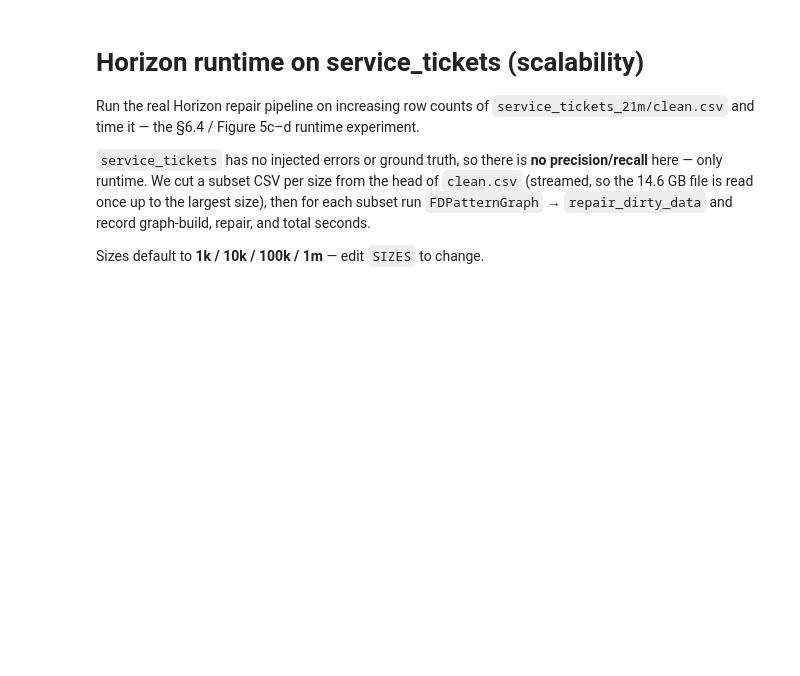
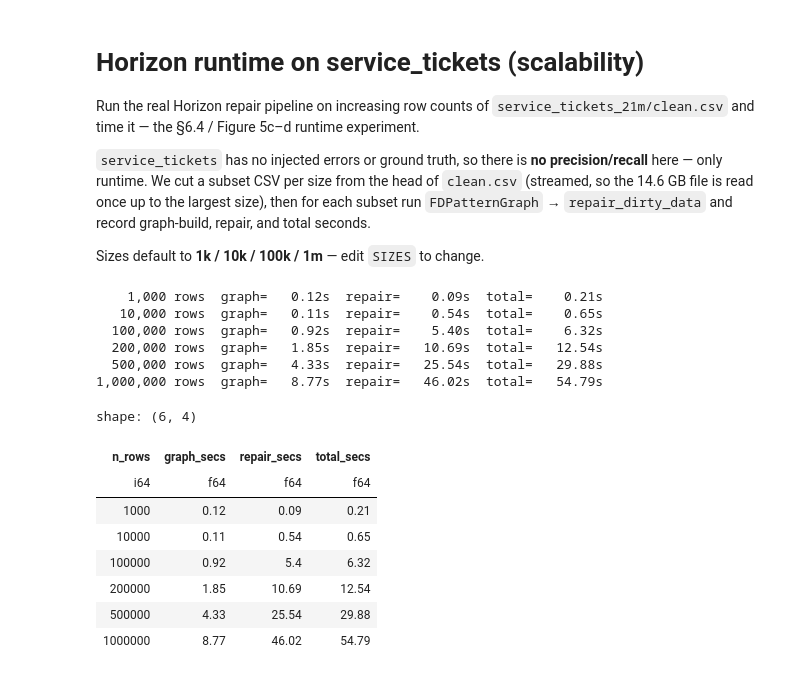
Before and after one commit to Marin-Dvojkovic/horizon_project, a Jupyter notebook: notebooks/runtime_service_tickets.ipynb, the cells around one changed output. Saved outputs shown, nothing was run; the diff lists cells and outputs as text; code cells hidden in the pictures; blank space fills up the shorter version.

```diff
--- a/notebooks/runtime_service_tickets.ipynb
+++ b/notebooks/runtime_service_tickets.ipynb
@@ -53,62 +53,81 @@ logging.getLogger("horizon").setLevel(logging.WARNING)  # mute per-tuple progres
 # %%
 # >>> the two knobs <<<
 DATABASE = "service_tickets_21m"
-#SIZES = [1_000, 10_000, 100_000, 200_000, 500_000]
-SIZES = [1_000_000]
+#SIZES = [1_000, 10_000, 100_000, 200_000, 500_000, 1_000_000]
+SIZES = [1_000_000, 21_000_000]  # full dataset is 21M rows
 # %%
-# cut a subset CSV per size from the head of clean.csv. Read the largest size
-# once with n_rows (polars stops parsing after that many rows, so the 14.6 GB
-# file is never fully read), then slice the smaller subsets off it in memory.
-# infer_schema_length=0 -> all columns as strings, matching how the pipeline
-# loads data (load_table reads everything as Utf8).
+# Cut a subset CSV per size from the head of clean.csv, REUSING any that already
+# exist so re-runs don't rewrite them. clean.csv is read only if some subset is
+# missing, and only up to the largest missing size (polars stops parsing after
+# n_rows, so the 14.6 GB file is never fully read unless a full-size subset is
+# missing). infer_schema_length=0 -> all columns as strings, matching how the
+# pipeline loads data (load_table -> Utf8).
 ds_dir = DATASETS / DATABASE
 clean_csv = ds_dir / "clean.csv"
 subset_dir = OUTPUT / f"{DATABASE}_subsets"
 subset_dir.mkdir(parents=True, exist_ok=True)
 
-base = pl.read_csv(clean_csv, n_rows=max(SIZES), infer_schema_length=0)
+subset_paths = {n: subset_dir / f"clean_{n}.csv" for n in SIZES}
 
-subset_paths = {}
+missing = [n for n in SIZES if not subset_paths[n].exists()]
+if missing:
+    base = pl.read_csv(clean_csv, n_rows=max(missing), infer_schema_length=0)
+    for n in missing:
+        base.head(n).write_csv(subset_paths[n])
+
 for n in SIZES:
-    path = subset_dir / f"clean_{n}.csv"
-    base.head(n).write_csv(path)
-    subset_paths[n] = path
-    print(f"{path.name}: {n:,} rows")
+    print(f"{subset_paths[n].name}: {n:,} rows ({'written' if n in missing else 'reused'})")
 # %%
 # FDs + traversal order depend only on the schema -> compute once. Per size,
 # rebuild the pattern graph and run the repair, timing each stage separately.
 # repair_secs includes the in-repair data load (repair_dirty_data re-reads the
 # subset), same as in repair_eval. collect_pattern_expressions=False: the lineage
 # is discarded here (`_`), so don't retain one PatternExpression per tuple.
 set_of_fds = load_fds(ds_dir, clean_csv)
 ordered_fds = get_ordered_fds(set_of_fds, DATABASE, OUTPUT)[0]
 
 rows = []
 for n in SIZES:
     path = subset_paths[n]
 
     t0 = time.perf_counter()
     graph = FDPatternGraph(path, set_of_fds)
     t_graph = time.perf_counter() - t0
 
     t1 = time.perf_counter()
+    cleaned_out = OUTPUT / f"{DATABASE}_cleaned_{n}.csv"
     cleaned = pipe.repair_dirty_data(
-        path, ordered_fds, graph, collect_pattern_expressions=False
+        path, cleaned_out, ordered_fds, graph, collect_pattern_expressions=False
     )[0]
     t_repair = time.perf_counter() - t1
 
     rows.append(
         {
             "n_rows": n,
             "graph_secs": round(t_graph, 2),
             "repair_secs": round(t_repair, 2),
             "total_secs": round(t_graph + t_repair, 2),
         }
     )
     print(f"{n:>9,} rows  graph={t_graph:7.2f}s  repair={t_repair:8.2f}s  total={t_graph + t_repair:8.2f}s")
-
 stats = pl.DataFrame(rows)
 display(stats)
+# %% [output]
+    1,000 rows  graph=   0.12s  repair=    0.09s  total=    0.21s
+   10,000 rows  graph=   0.11s  repair=    0.54s  total=    0.65s
+  100,000 rows  graph=   0.92s  repair=    5.40s  total=    6.32s
+  200,000 rows  graph=   1.85s  repair=   10.69s  total=   12.54s
+  500,000 rows  graph=   4.33s  repair=   25.54s  total=   29.88s
+1,000,000 rows  graph=   8.77s  repair=   46.02s  total=   54.79s
+shape: (6, 4)
+| n_rows | graph_secs | repair_secs | total_secs |
+| i64 | f64 | f64 | f64 |
+| 1000 | 0.12 | 0.09 | 0.21 |
+| 10000 | 0.11 | 0.54 | 0.65 |
+| 100000 | 0.92 | 5.4 | 6.32 |
+| 200000 | 1.85 | 10.69 | 12.54 |
+| 500000 | 4.33 | 25.54 | 29.88 |
+| 1000000 | 8.77 | 46.02 | 54.79 |
 # %%
 # log-log runtime vs #tuples (Figure 5c-d style). Saved to OUTPUT and shown
 # inline as a PNG, since the Agg backend won't render figures directly.
```
Also changed, not shown: parts of 1 cell of this notebook, 3 other files.
